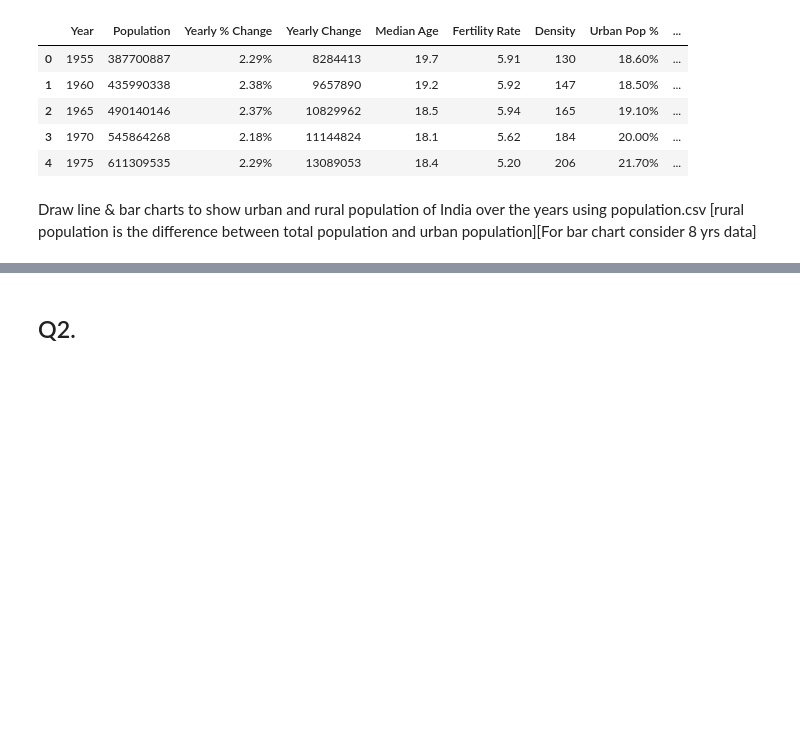
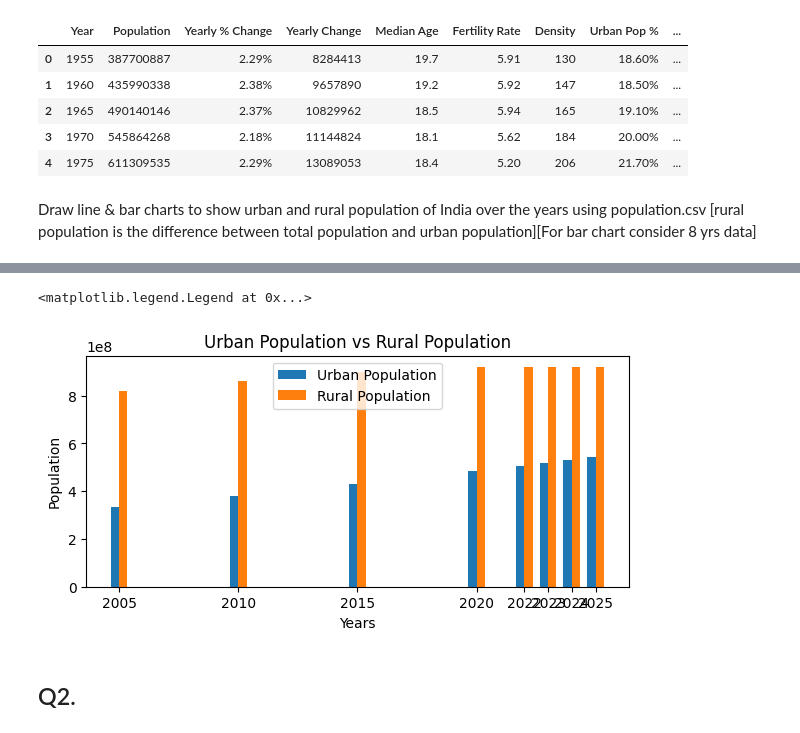
Before and after one commit to sumitnagpure/Python, a Jupyter notebook: Assignment/assignment8-matplotlib/main.ipynb, the cells around one changed output, grey strips where cells are left out. Drawn from its saved outputs; the diff is of its cells as text; code cells hidden in the pictures; blank space fills up the shorter version.

```diff
--- a/Assignment/assignment8-matplotlib/main.ipynb
+++ b/Assignment/assignment8-matplotlib/main.ipynb
@@ -21,0 +42,3 @@ Draw line & bar charts to show urban and rural population of India over the year
+# %%
+bar_df=df.tail(8)
+bar_df
@@ -22,3 +55,16 @@ Draw line & bar charts to show urban and rural population of India over the year
+# %%
+bar_width=0.35
+plt.figure(figsize=(7,3))
+plt.title('Urban Population vs Rural Population')
+plt.bar(bar_df['Year']-bar_width/2,bar_df['Urban Population'], bar_width, label='Urban Population')
+plt.bar(bar_df['Year']+bar_width/2,bar_df['Rural Population'], bar_width, label='Rural Population')
+plt.ylabel('Population')
+plt.xlabel('Years')
+plt.xticks(bar_df['Year'],bar_df['Year'])
+plt.legend()
+# %% [output]
+<matplotlib.legend.Legend at 0x...>
+[figure, added]
 # %% [markdown]
 ## Q2.
 # %% [markdown]
```
Also changed, not shown: parts of 6 cells of this notebook, 14 other files.
